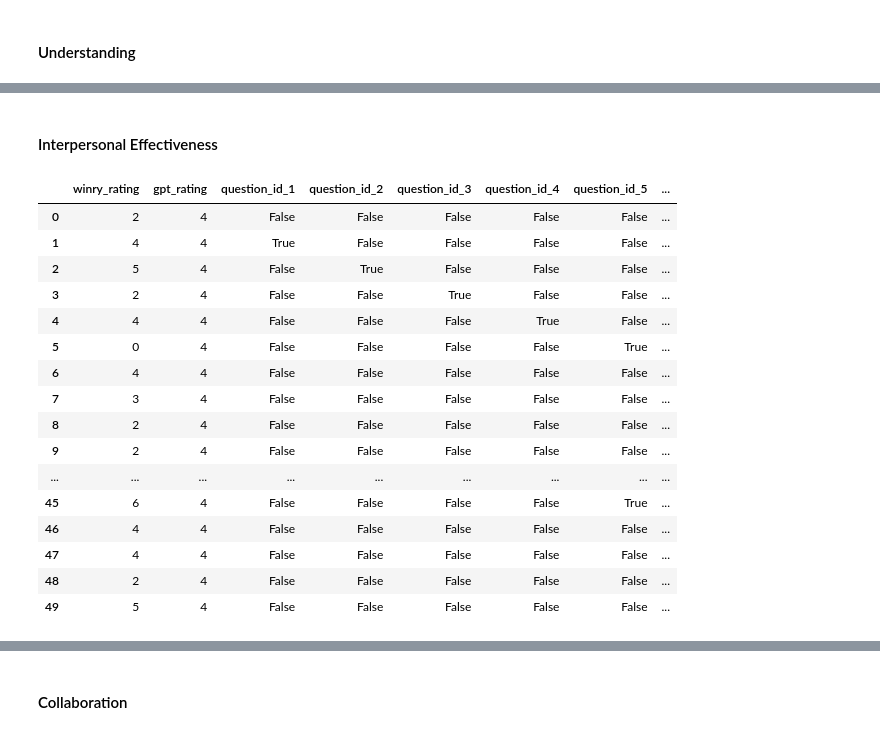
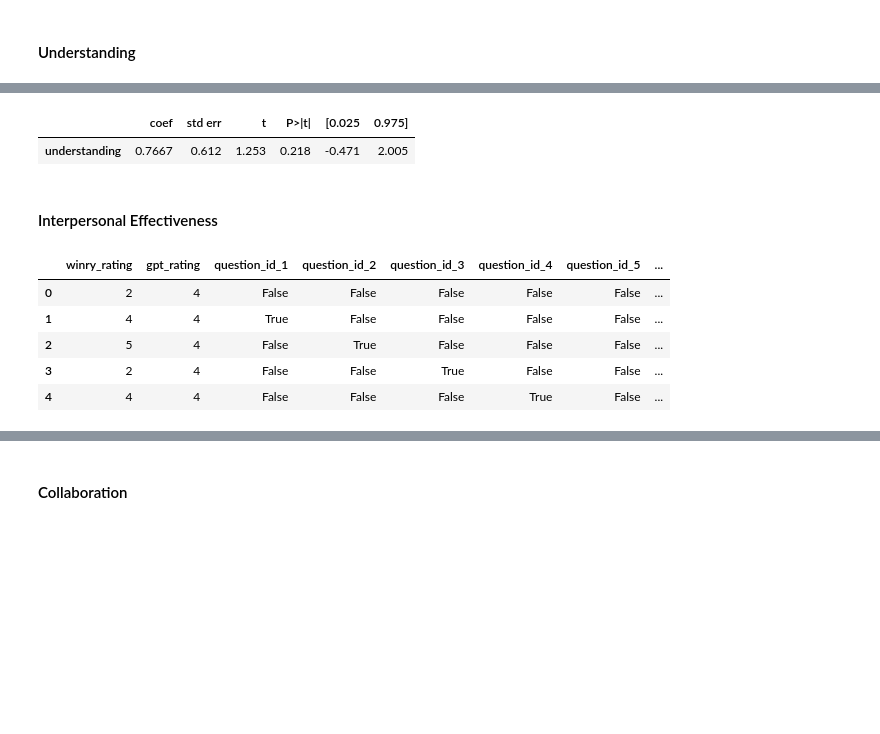
Before and after one commit to embedded-robotics/mental-health-agents, a Jupyter notebook: src/dpo-finetuning/winry_response_evaluation.ipynb, the cells around one changed output, grey strips where cells are left out. Drawn from its saved outputs; the diff is of its cells as text; code cells hidden in the pictures; blank space fills up the shorter version.

```diff
--- a/src/dpo-finetuning/winry_response_evaluation.ipynb
+++ b/src/dpo-finetuning/winry_response_evaluation.ipynb
@@ -1099,31 +1080,28 @@ Notes:
+# %%
+gpt_rating_understanding = pd.read_html(model.summary().tables[1].as_html(), header=0, index_col=0)[0]
+gpt_rating_understanding = gpt_rating_understanding.loc['gpt_rating',:].to_frame().T.rename(index={'gpt_rating':'understanding'})
+gpt_rating_df = pd.concat([gpt_rating_df, gpt_rating_understanding], axis=0)
+gpt_rating_df
+# %% [output]
+|  | coef | std err | t | P>|t| | [0.025 | 0.975] |
+| understanding | 0.7667 | 0.612 | 1.253 | 0.218 | -0.471 | 2.005 |
 # %% [markdown]
 #### Interpersonal Effectiveness
 # %%
 interpersonal_effectiveness_fe = pd.DataFrame()
 
 interpersonal_effectiveness_fe['winry_rating'] = winry_corr_df['interpersonal_effectiveness']
 interpersonal_effectiveness_fe['gpt_rating'] = filtered_corr_df['interpersonal_effectiveness']
 interpersonal_effectiveness_fe['question_id'] = winry_corr_df['question_id'].astype('object')
 interpersonal_effectiveness_fe = pd.get_dummies(interpersonal_effectiveness_fe, columns=['question_id'], drop_first=True)
-interpersonal_effectiveness_fe
+interpersonal_effectiveness_fe.head()
 # %% [output]
 |  | winry_rating | gpt_rating | question_id_1 | question_id_2 | question_id_3 | question_id_4 | question_id_5 | ... |
 | 0 | 2 | 4 | False | False | False | False | False | ... |
 | 1 | 4 | 4 | True | False | False | False | False | ... |
 | 2 | 5 | 4 | False | True | False | False | False | ... |
 | 3 | 2 | 4 | False | False | True | False | False | ... |
 | 4 | 4 | 4 | False | False | False | True | False | ... |
-| 5 | 0 | 4 | False | False | False | False | True | ... |
-| 6 | 4 | 4 | False | False | False | False | False | ... |
-| 7 | 3 | 4 | False | False | False | False | False | ... |
-| 8 | 2 | 4 | False | False | False | False | False | ... |
-| 9 | 2 | 4 | False | False | False | False | False | ... |
-| ... | ... | ... | ... | ... | ... | ... | ... | ... |
-| 45 | 6 | 4 | False | False | False | False | True | ... |
-| 46 | 4 | 4 | False | False | False | False | False | ... |
-| 47 | 4 | 4 | False | False | False | False | False | ... |
-| 48 | 2 | 4 | False | False | False | False | False | ... |
-| 49 | 5 | 4 | False | False | False | False | False | ... |
 # %%
 X_data = interpersonal_effectiveness_fe[['gpt_rating','question_id_1', 'question_id_2', 'question_id_3', 'question_id_4', 'question_id_5', 'question_id_6', 'question_id_7', 'question_id_8', 'question_id_9']]
 y_data = interpersonal_effectiveness_fe['winry_rating']
```
Also changed, not shown: parts of 34 cells of this notebook, 2 other files.
